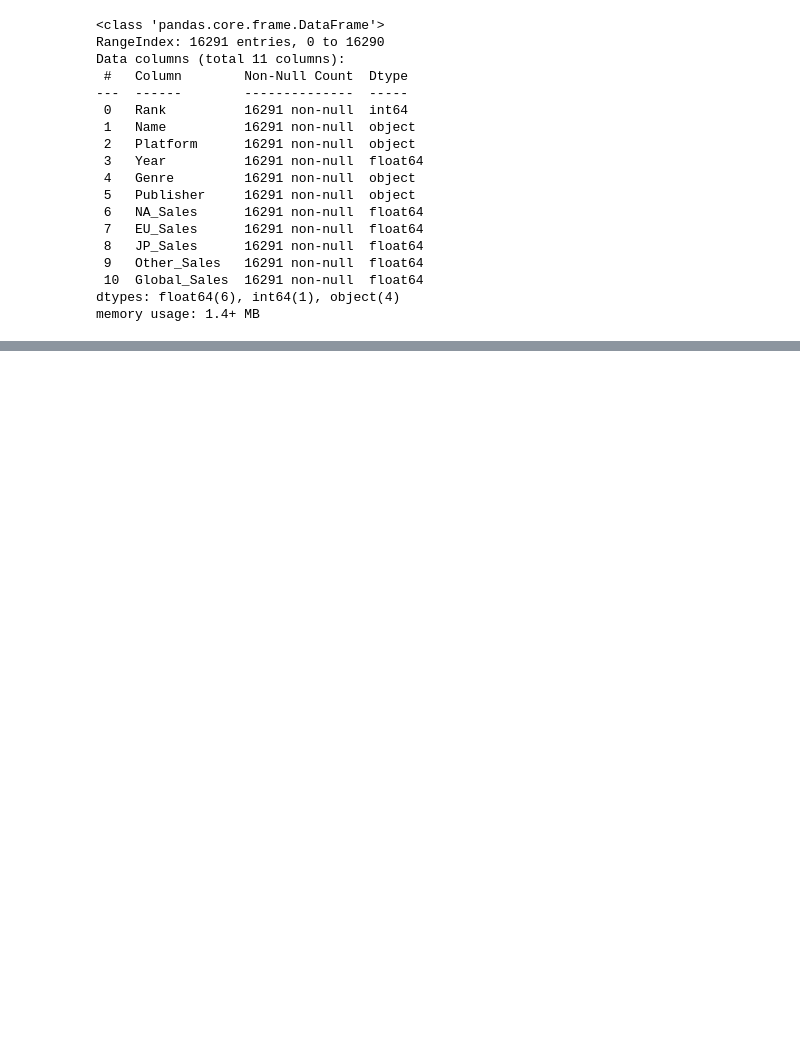
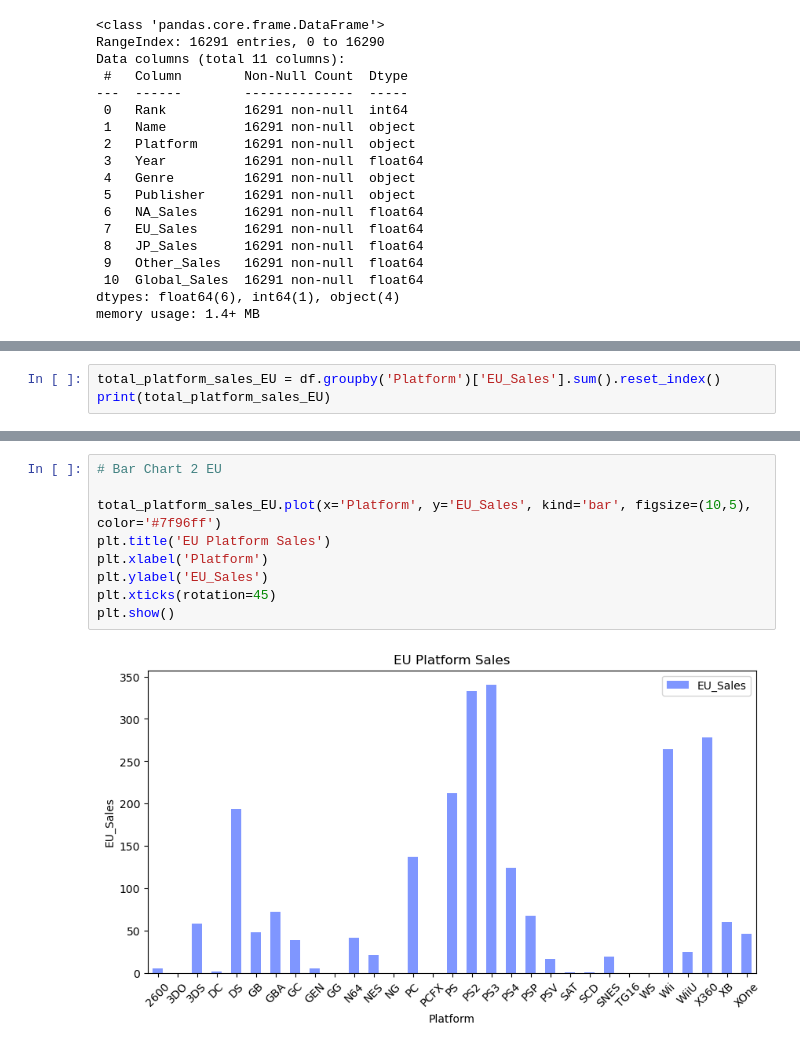
Before and after one commit to CymbalOfJoy/Project_1-Group_3, a Jupyter notebook: Data for Video Game Sales/Q1-Platforms.ipynb, the cells around one changed output, grey strips where cells are left out. Saved outputs shown, nothing was run; the diff lists cells and outputs as text; blank space fills up the shorter version.

```diff
--- a/Data for Video Game Sales/Q1-Platforms.ipynb
+++ b/Data for Video Game Sales/Q1-Platforms.ipynb
@@ -35,0 +68,3 @@ memory usage: 1.4+ MB
+# %%
+total_platform_sales_EU = df.groupby('Platform')['EU_Sales'].sum().reset_index()
+print(total_platform_sales_EU)
@@ -35,0 +89,11 @@ memory usage: 1.4+ MB
+# %%
+# Bar Chart 2 EU
+
+total_platform_sales_EU.plot(x='Platform', y='EU_Sales', kind='bar', figsize=(10,5), color='#7f96ff')
+plt.title('EU Platform Sales')
+plt.xlabel('Platform')
+plt.ylabel('EU_Sales')
+plt.xticks(rotation=45)
+plt.show()
+# %% [output]
+[figure, added]
```
Also changed, not shown: parts of 7 cells of this notebook, 1 other file.
